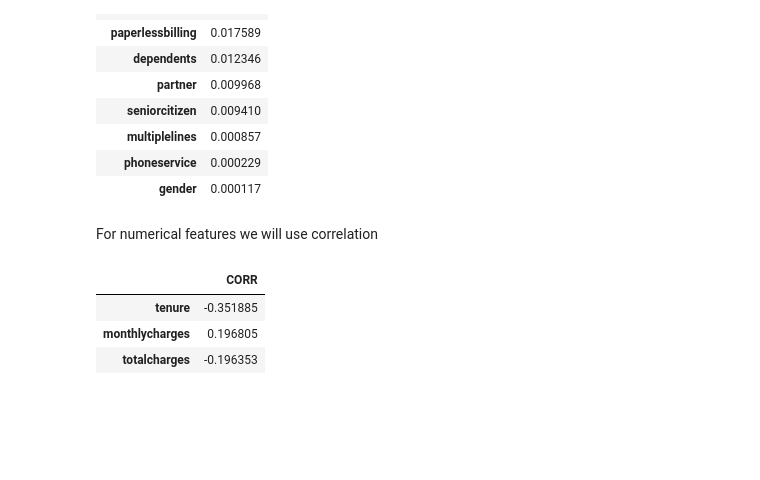
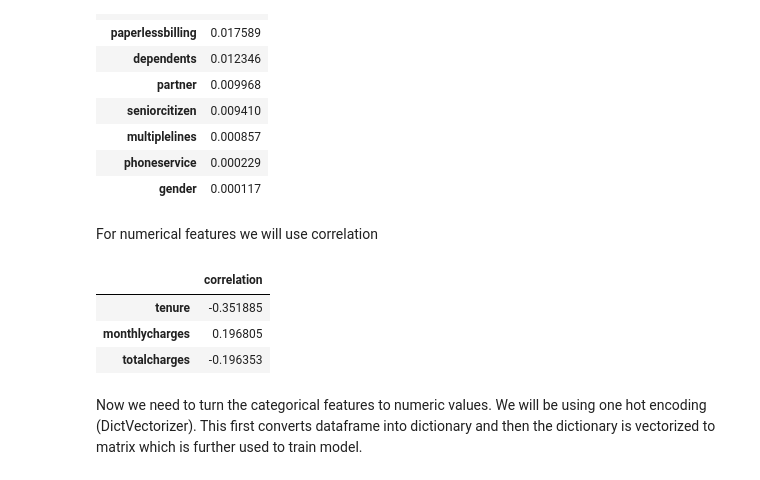
Before and after one commit to nandan-06/Churn-Prediction, a Jupyter notebook: churn_prediction.ipynb, the cells around one changed output. Saved outputs shown, nothing was run; the diff lists cells and outputs as text; code cells hidden in the pictures; blank space fills up the shorter version.

```diff
--- a/churn_prediction.ipynb
+++ b/churn_prediction.ipynb
@@ -353,10 +353,12 @@ df_mi
 For numerical features we will use correlation
 # %%
 df_corr = df_train_full[numerical].corrwith(df_train_full.churn)
-df_corr = df_corr.to_frame(name='CORR')
+df_corr = df_corr.to_frame(name='correlation')
 df_corr
 # %% [output]
-|  | CORR |
+|  | correlation |
 | tenure | -0.351885 |
 | monthlycharges | 0.196805 |
 | totalcharges | -0.196353 |
+# %% [markdown]
+Now we need to turn the categorical features to numeric values. We will be using one hot encoding (DictVectorizer). This first converts dataframe into dictionary and then the dictionary is vectorized to matrix which is further used to train model.
```
Also changed, not shown: parts of 27 cells of this notebook.
